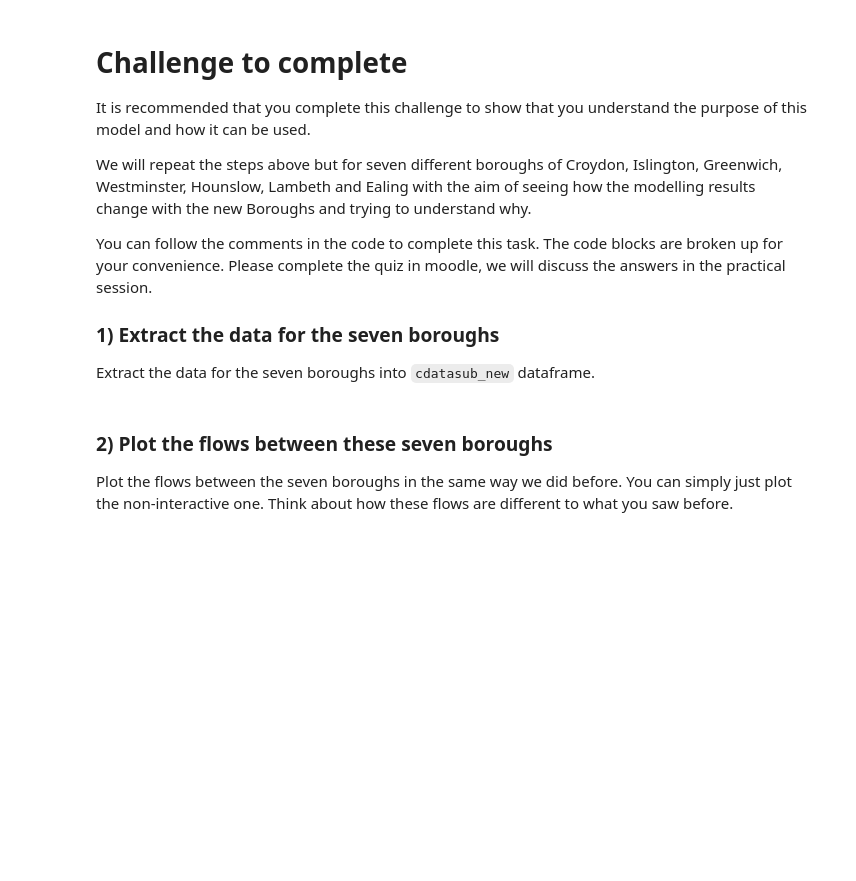
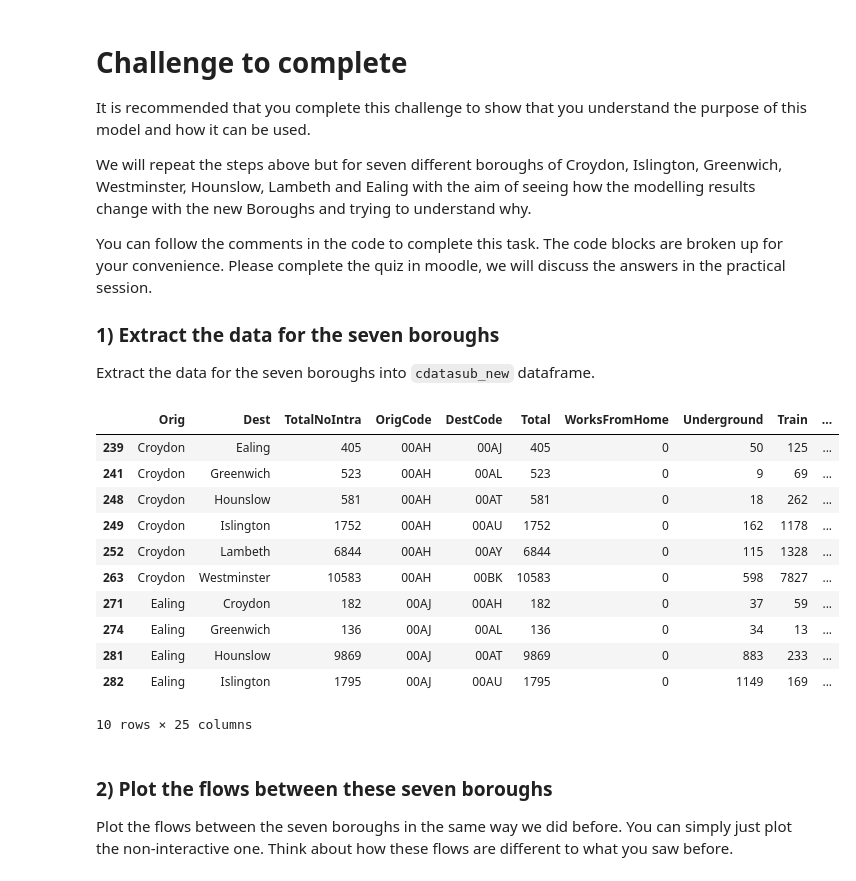
Before and after one commit to hawaiie-star/UrbanSimulation, a Jupyter notebook: Week 2/Urbsim Spatial Interaction - Unconstrained/Urbsim Spatial Interaction - Unconstrained.ipynb, the cells around one changed output. Cells and saved outputs as stored; diff of their text form; code cells hidden in the pictures; blank space fills up the shorter version.

```diff
--- a/Week 2/Urbsim Spatial Interaction - Unconstrained/Urbsim Spatial Interaction - Unconstrained.ipynb
+++ b/Week 2/Urbsim Spatial Interaction - Unconstrained/Urbsim Spatial Interaction - Unconstrained.ipynb
@@ -1139,5 +1142,19 @@ to_match_upd = ['Croydon', 'Islington', 'Greenwich',
 # %%
 #check the head of the data
+cdatasub_new.head(10)
+# %% [output]
+|  | Orig | Dest | TotalNoIntra | OrigCode | DestCode | Total | WorksFromHome | Underground | Train | ... |
+| 239 | Croydon | Ealing | 405 | 00AH | 00AJ | 405 | 0 | 50 | 125 | ... |
+| 241 | Croydon | Greenwich | 523 | 00AH | 00AL | 523 | 0 | 9 | 69 | ... |
+| 248 | Croydon | Hounslow | 581 | 00AH | 00AT | 581 | 0 | 18 | 262 | ... |
+| 249 | Croydon | Islington | 1752 | 00AH | 00AU | 1752 | 0 | 162 | 1178 | ... |
+| 252 | Croydon | Lambeth | 6844 | 00AH | 00AY | 6844 | 0 | 115 | 1328 | ... |
+| 263 | Croydon | Westminster | 10583 | 00AH | 00BK | 10583 | 0 | 598 | 7827 | ... |
+| 271 | Ealing | Croydon | 182 | 00AJ | 00AH | 182 | 0 | 37 | 59 | ... |
+| 274 | Ealing | Greenwich | 136 | 00AJ | 00AL | 136 | 0 | 34 | 13 | ... |
+| 281 | Ealing | Hounslow | 9869 | 00AJ | 00AT | 9869 | 0 | 883 | 233 | ... |
+| 282 | Ealing | Islington | 1795 | 00AJ | 00AU | 1795 | 0 | 1149 | 169 | ... |
+10 rows × 25 columns
 # %% [markdown]
 ### 2) Plot the flows between these seven boroughs
 
```
Also changed, not shown: parts of 24 cells of this notebook.
